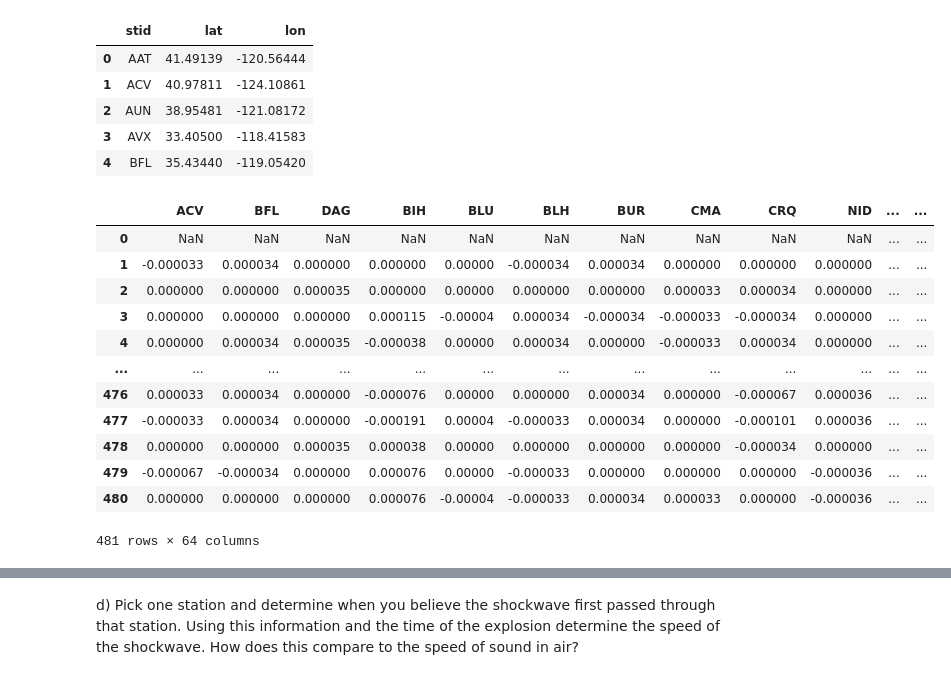
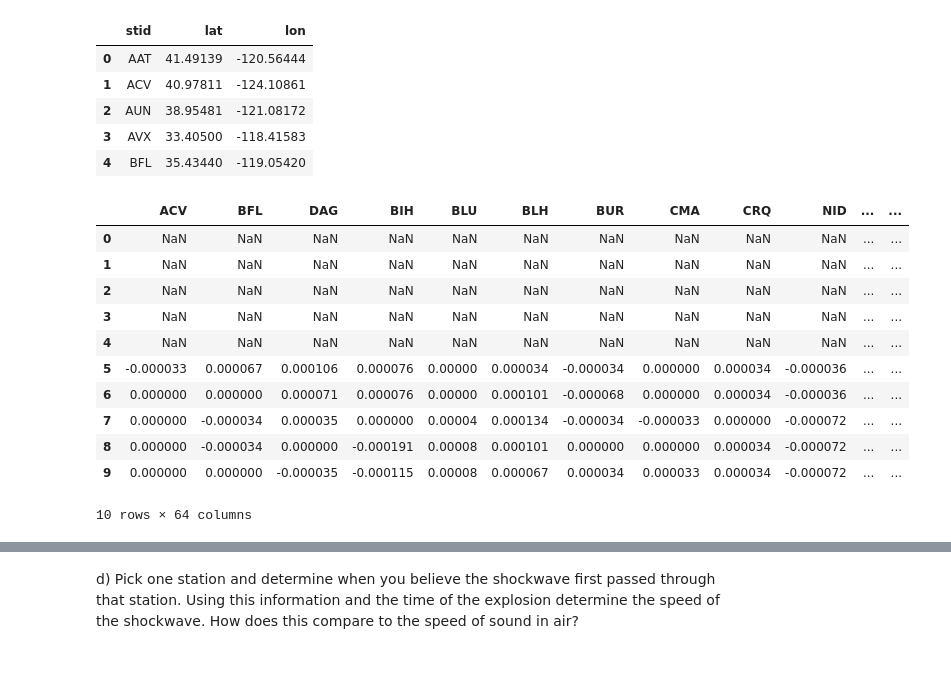
Before and after one commit to JBeechert/python-ay250-homework, a Jupyter notebook: hw_2/hw_2.ipynb, the cells around one changed output, grey strips where cells are left out. Saved outputs shown, nothing was run; the diff lists cells and outputs as text; code cells hidden in the pictures.

```diff
--- a/hw_2/hw_2.ipynb
+++ b/hw_2/hw_2.ipynb
@@ -110,27 +197,26 @@ for i in range(len(stations)):
 # %%
 # computes percent change from immediately previous row, by default
 # select the columns containing pressures from the first data fram
 #  and set the period to 5 rows for finding the percent change over the
 #  previous 5 minute interval --> first five rows are NaN
 
-interval = 1 # minutes
+interval = 5 # minutes
 
 pct_change_df = df.iloc[:,1:].pct_change(periods=interval)
-pct_change_df
+pct_change_df.head(10)
 # %% [output]
 |  | ACV | BFL | DAG | BIH | BLU | BLH | BUR | CMA | CRQ | NID | ... | ... |
 | 0 | NaN | NaN | NaN | NaN | NaN | NaN | NaN | NaN | NaN | NaN | ... | ... |
-| 1 | -0.000033 | 0.000034 | 0.000000 | 0.000000 | 0.00000 | -0.000034 | 0.000034 | 0.000000 | 0.000000 | 0.000000 | ... | ... |
-| 2 | 0.000000 | 0.000000 | 0.000035 | 0.000000 | 0.00000 | 0.000000 | 0.000000 | 0.000033 | 0.000034 | 0.000000 | ... | ... |
-| 3 | 0.000000 | 0.000000 | 0.000000 | 0.000115 | -0.00004 | 0.000034 | -0.000034 | -0.000033 | -0.000034 | 0.000000 | ... | ... |
-| 4 | 0.000000 | 0.000034 | 0.000035 | -0.000038 | 0.00000 | 0.000034 | 0.000000 | -0.000033 | 0.000034 | 0.000000 | ... | ... |
-| ... | ... | ... | ... | ... | ... | ... | ... | ... | ... | ... | ... | ... |
-| 476 | 0.000033 | 0.000034 | 0.000000 | -0.000076 | 0.00000 | 0.000000 | 0.000034 | 0.000000 | -0.000067 | 0.000036 | ... | ... |
-| 477 | -0.000033 | 0.000034 | 0.000000 | -0.000191 | 0.00004 | -0.000033 | 0.000034 | 0.000000 | -0.000101 | 0.000036 | ... | ... |
-| 478 | 0.000000 | 0.000000 | 0.000035 | 0.000038 | 0.00000 | 0.000000 | 0.000000 | 0.000000 | -0.000034 | 0.000000 | ... | ... |
-| 479 | -0.000067 | -0.000034 | 0.000000 | 0.000076 | 0.00000 | -0.000033 | 0.000000 | 0.000000 | 0.000000 | -0.000036 | ... | ... |
-| 480 | 0.000000 | 0.000000 | 0.000000 | 0.000076 | -0.00004 | -0.000033 | 0.000034 | 0.000033 | 0.000000 | -0.000036 | ... | ... |
+| 1 | NaN | NaN | NaN | NaN | NaN | NaN | NaN | NaN | NaN | NaN | ... | ... |
+| 2 | NaN | NaN | NaN | NaN | NaN | NaN | NaN | NaN | NaN | NaN | ... | ... |
+| 3 | NaN | NaN | NaN | NaN | NaN | NaN | NaN | NaN | NaN | NaN | ... | ... |
+| 4 | NaN | NaN | NaN | NaN | NaN | NaN | NaN | NaN | NaN | NaN | ... | ... |
+| 5 | -0.000033 | 0.000067 | 0.000106 | 0.000076 | 0.00000 | 0.000034 | -0.000034 | 0.000000 | 0.000034 | -0.000036 | ... | ... |
+| 6 | 0.000000 | 0.000000 | 0.000071 | 0.000076 | 0.00000 | 0.000101 | -0.000068 | 0.000000 | 0.000034 | -0.000036 | ... | ... |
+| 7 | 0.000000 | -0.000034 | 0.000035 | 0.000000 | 0.00004 | 0.000134 | -0.000034 | -0.000033 | 0.000000 | -0.000072 | ... | ... |
+| 8 | 0.000000 | -0.000034 | 0.000000 | -0.000191 | 0.00008 | 0.000101 | 0.000000 | 0.000000 | 0.000034 | -0.000072 | ... | ... |
+| 9 | 0.000000 | 0.000000 | -0.000035 | -0.000115 | 0.00008 | 0.000067 | 0.000034 | 0.000033 | 0.000034 | -0.000072 | ... | ... |
-481 rows × 64 columns
+10 rows × 64 columns
 # %%
 f, ax = plt.subplots(figsize=(8,4), subplot_kw={'projection': '3d'})
 f.subplots_adjust(top=1.)
```
Also changed, not shown: parts of 18 cells of this notebook.
